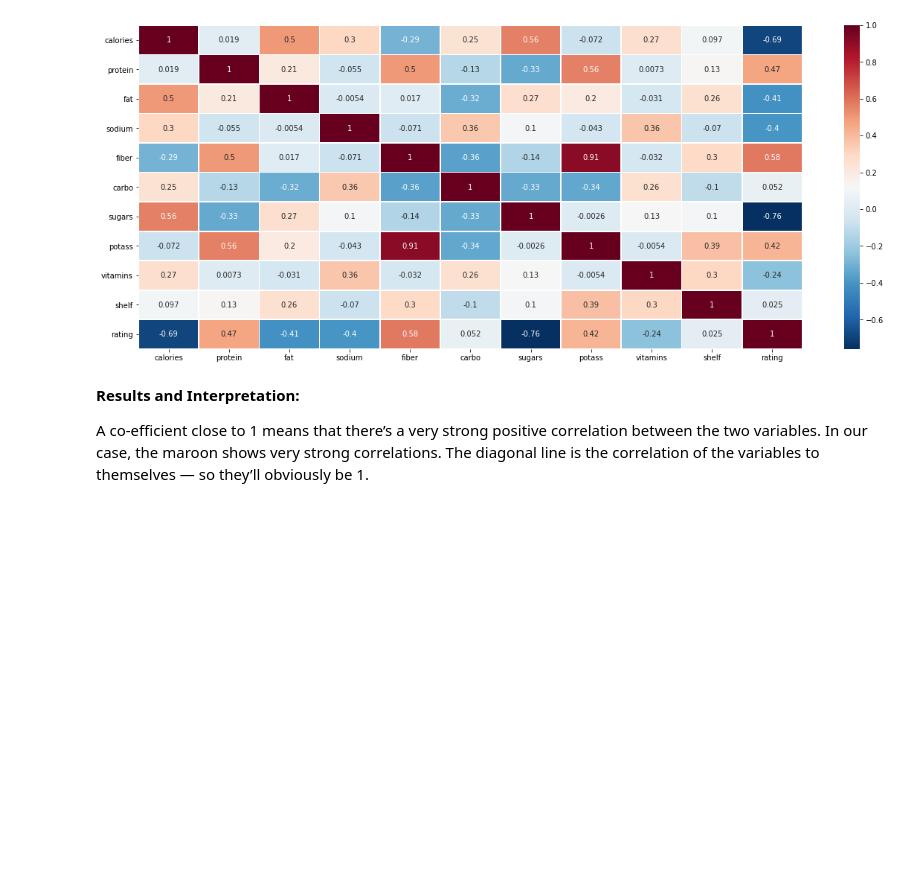
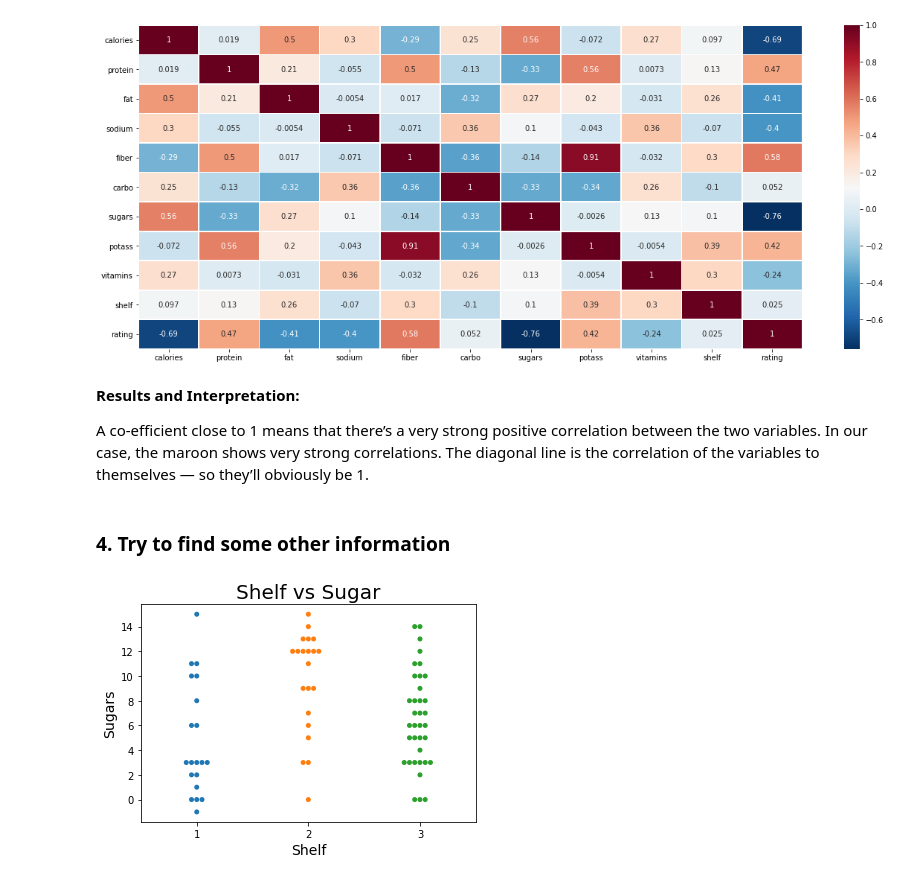
Before and after one commit to zaedulislam/Machine_Learning_Projects, a Jupyter notebook: Cereal/Cereal.ipynb, the cells around one changed output. Cells and saved outputs as stored; diff of their text form; code cells hidden in the pictures; blank space fills up the shorter version.

Commit message:
Find some other information

```diff
--- a/Cereal/Cereal.ipynb
+++ b/Cereal/Cereal.ipynb
@@ -141,3 +141,17 @@ sb.heatmap(pearsonCorrelation,
 **Results and Interpretation:**
 
 A co-efficient close to 1 means that there’s a very strong positive correlation between the two variables. In our case, the maroon shows very strong correlations. The diagonal line is the correlation of the variables to themselves — so they’ll obviously be 1.
+# %% [markdown]
+### 4. Try to find some other information
+# %%
+# Plot 'shelf' & 'sugars' data in x-axis and y-axis respectively
+sns.swarmplot(x = dataset['shelf'], y = dataset['sugars'], data = dataset)
+
+plt.xlabel('Shelf', fontsize = 14)
+plt.ylabel('Sugars', fontsize = 14)
+plt.title('Shelf vs Sugar')
+plt.rcParams['axes.titlesize'] = 20
+
+plt.show()
+# %% [output]
+[figure, added]
```
Also changed, not shown: parts of 6 cells of this notebook.
